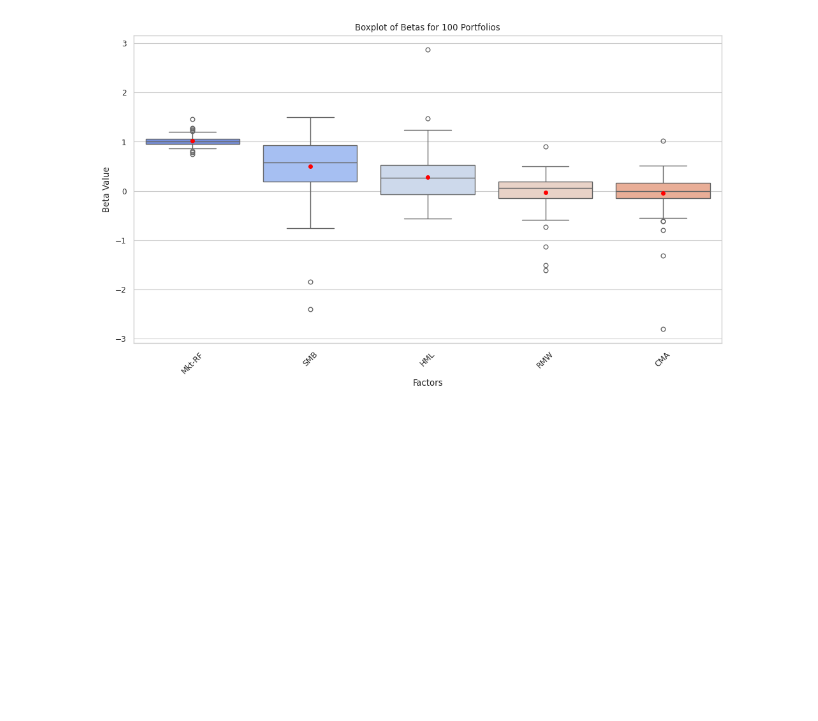
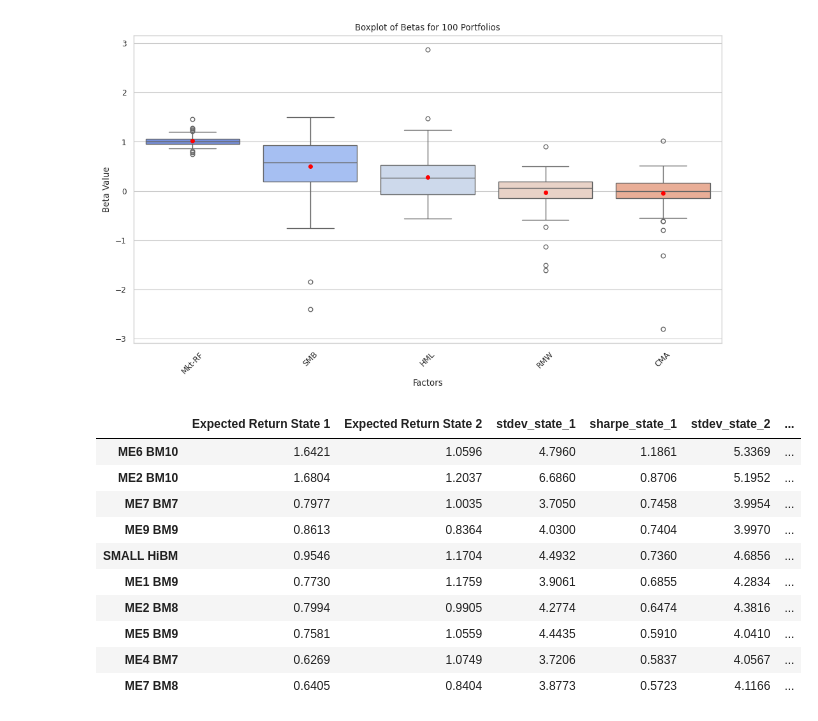
Before and after one commit to evucelic/HMM-Market-Regime-Estimation, a Jupyter notebook: fama_french_HMM.ipynb, the cells around one changed output. Saved outputs shown, nothing was run; the diff lists cells and outputs as text; code cells hidden in the pictures; blank space fills up the shorter version.

```diff
--- a/fama_french_HMM.ipynb
+++ b/fama_french_HMM.ipynb
@@ -682,3 +684,66 @@ def boxplot_betas(regression_results):
 boxplot_betas(regression_results_state_1)
 # %% [output]
 [figure]
+# %%
+# factor model
+expected_returns = pd.DataFrame(
+    index=data_fama_french_100_portfolios.columns,
+    columns=["Expected Return State 1", "Expected Return State 2", "stdev_state_1", "sharpe_state_1","stdev_state_2", "sharpe_state_2"],
+)
+
+for column in excess_returns.columns:
+    expected_returns.loc[column, "Expected Return State 1"] = (
+        regression_results_state_1.loc[column, "Alpha"]
+        + regression_results_state_1.loc[column, "Mkt-RF"]
+        * model_2_states.means_[0, 0]
+        + regression_results_state_1.loc[column, "SMB"]
+        * model_2_states.means_[0, 1]
+        + regression_results_state_1.loc[column, "HML"]
+        * model_2_states.means_[0, 2]
+        + regression_results_state_1.loc[column, "RMW"]
+        * model_2_states.means_[0, 3]
+        + regression_results_state_1.loc[column, "CMA"]
+        * model_2_states.means_[0, 4]
+    )
+
+    expected_returns.loc[column, "Expected Return State 2"] = (
+        regression_results_state_2.loc[column, "Alpha"]
+        + regression_results_state_2.loc[column, "Mkt-RF"]
+        * model_2_states.means_[1, 0]
+        + regression_results_state_2.loc[column, "SMB"]
+        * model_2_states.means_[1, 1]
+        + regression_results_state_2.loc[column, "HML"]
+        * model_2_states.means_[1, 2]
+        + regression_results_state_2.loc[column, "RMW"]
+        * model_2_states.means_[1, 3]
+        + regression_results_state_2.loc[column, "CMA"]
+        * model_2_states.means_[1, 4]
+    )
+    weighted_std_1 = data_fama_french_100_portfolios[column] * state_probs_2[:, 0]
+    weighted_std_1 = np.std(weighted_std_1)
+    expected_returns.loc[column, "stdev_state_1"] = weighted_std_1
+    expected_returns.loc[column, "sharpe_state_1"] = (
+        expected_returns.loc[column, "Expected Return State 1"] / weighted_std_1 * np.sqrt(12)
+    )
+    weighted_std_2 = data_fama_french_100_portfolios[column] * state_probs_2[:, 1]
+    weighted_std_2 = np.std(weighted_std_2)
+    expected_returns.loc[column, "stdev_state_2"] = weighted_std_2
+    expected_returns.loc[column, "sharpe_state_2"] = (
+        expected_returns.loc[column, "Expected Return State 2"] / weighted_std_2 * np.sqrt(12)
+    )
+
+
+expected_returns = expected_returns.astype(float).round(4)
+expected_returns.nlargest(10, "sharpe_state_1")
+# %% [output]
+|  | Expected Return State 1 | Expected Return State 2 | stdev_state_1 | sharpe_state_1 | stdev_state_2 | ... |
+| ME6 BM10 | 1.6421 | 1.0596 | 4.7960 | 1.1861 | 5.3369 | ... |
+| ME2 BM10 | 1.6804 | 1.2037 | 6.6860 | 0.8706 | 5.1952 | ... |
+| ME7 BM7 | 0.7977 | 1.0035 | 3.7050 | 0.7458 | 3.9954 | ... |
+| ME9 BM9 | 0.8613 | 0.8364 | 4.0300 | 0.7404 | 3.9970 | ... |
+| SMALL HiBM | 0.9546 | 1.1704 | 4.4932 | 0.7360 | 4.6856 | ... |
+| ME1 BM9 | 0.7730 | 1.1759 | 3.9061 | 0.6855 | 4.2834 | ... |
+| ME2 BM8 | 0.7994 | 0.9905 | 4.2774 | 0.6474 | 4.3816 | ... |
+| ME5 BM9 | 0.7581 | 1.0559 | 4.4435 | 0.5910 | 4.0410 | ... |
+| ME4 BM7 | 0.6269 | 1.0749 | 3.7206 | 0.5837 | 4.0567 | ... |
+| ME7 BM8 | 0.6405 | 0.8404 | 3.8773 | 0.5723 | 4.1166 | ... |
```
Also changed, not shown: parts of 4 cells of this notebook.
